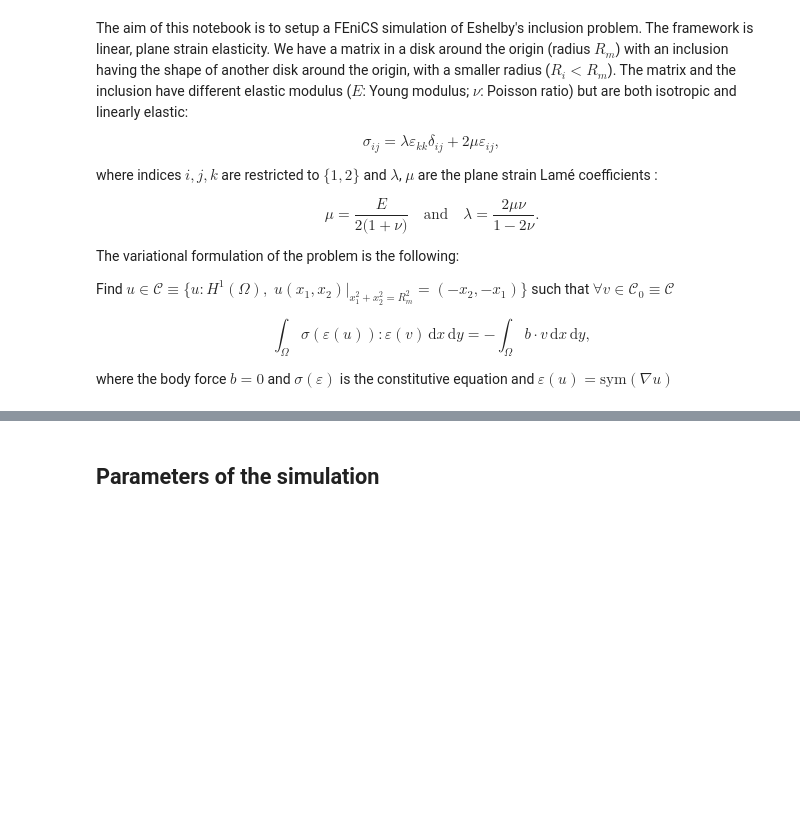
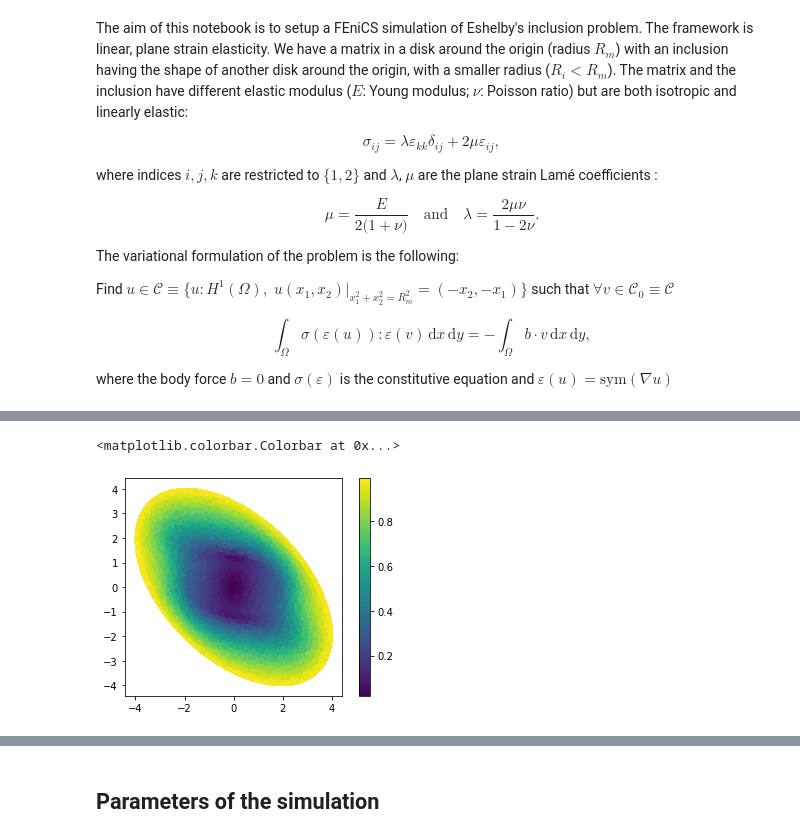
Before and after one commit to a-latyshev/Fenics_AMMS_2021, a Jupyter notebook: TP1/03-Eshelby_inhomogeneity.ipynb, the cells around one changed output, grey strips where cells are left out. Drawn from its saved outputs; the diff is of its cells as text; code cells hidden in the pictures; blank space fills up the shorter version.

```diff
--- a/TP1/03-Eshelby_inhomogeneity.ipynb
+++ b/TP1/03-Eshelby_inhomogeneity.ipynb
@@ -47,0 +77,5 @@ erreur L2 :  0.0354343325101226
+# %%
+plt.colorbar(dolfin.plot(eshelbyEF.usol/np.max(np.abs(eshelbyEF.usol.compute_vertex_values())), mode='displacement'))
+# %% [output]
+<matplotlib.colorbar.Colorbar at 0x...>
+[figure, added]
```
Also changed, not shown: parts of 16 cells of this notebook, 3 other files.
